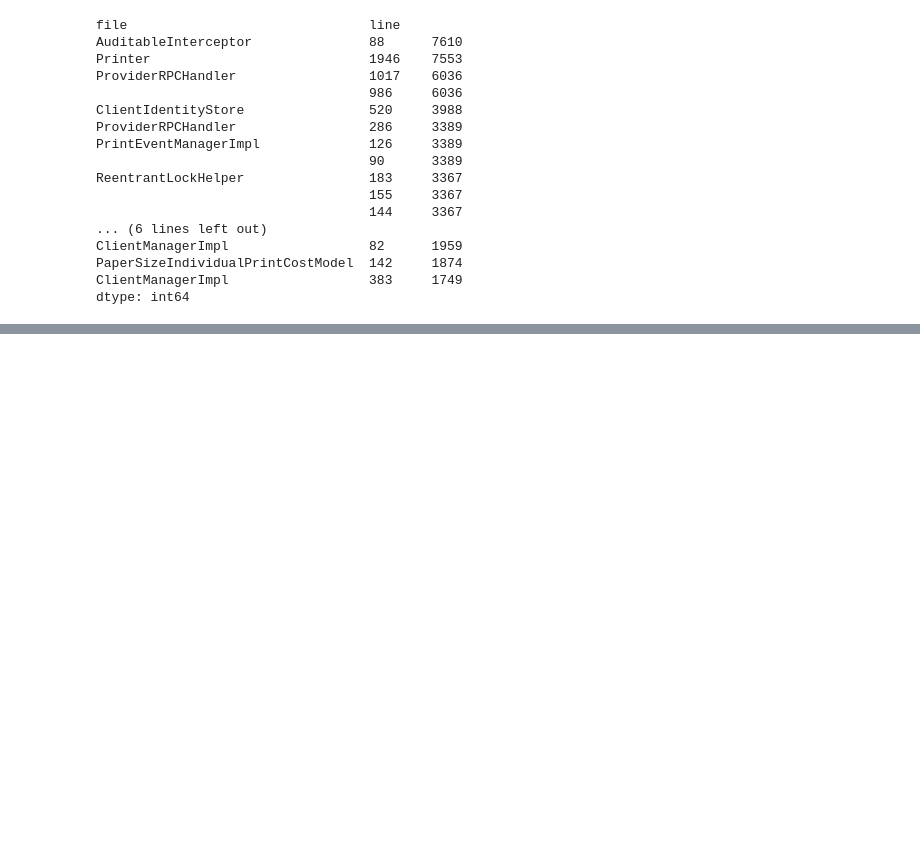
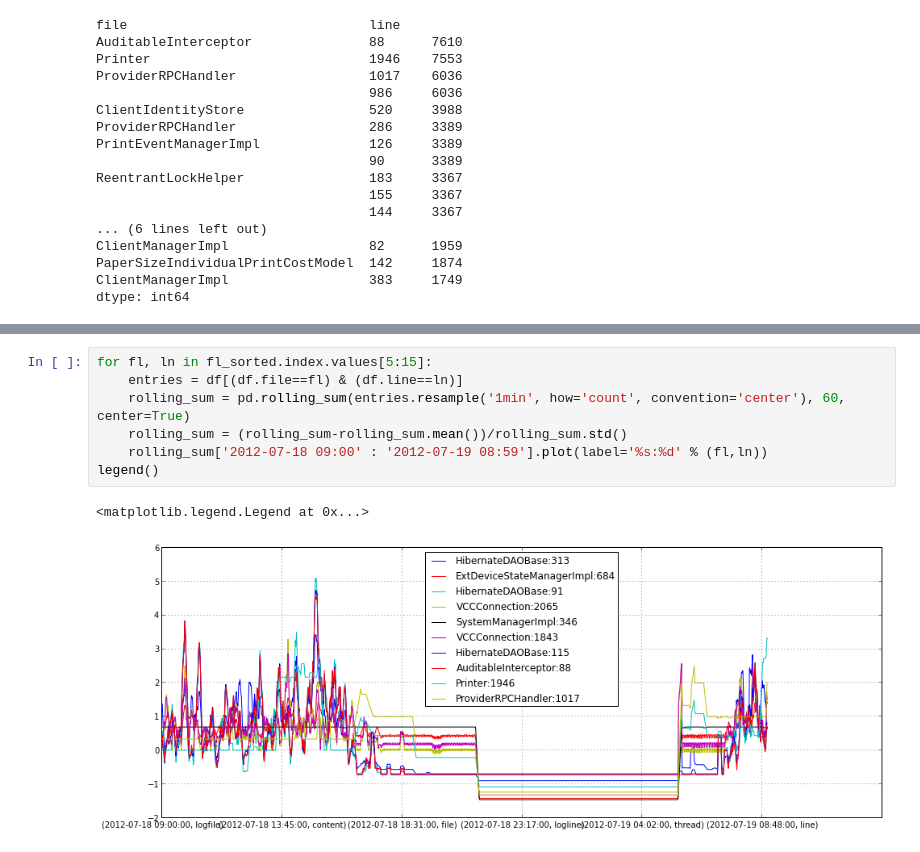
Before and after one commit to peterwilliams97/log_analysis, a Jupyter notebook: nb_pandas.ipynb, the cells around one changed output, grey strips where cells are left out. Saved outputs shown, nothing was run; the diff lists cells and outputs as text; blank space fills up the shorter version.

```diff
--- a/nb_pandas.ipynb
+++ b/nb_pandas.ipynb
@@ -423,0 +433,10 @@ plt.title('Next Spammiest Log Messages')
+# %%
+for fl, ln in fl_sorted.index.values[5:15]:
+    entries = df[(df.file==fl) & (df.line==ln)]
+    rolling_sum = pd.rolling_sum(entries.resample('1min', how='count', convention='center'), 60, center=True)
+    rolling_sum = (rolling_sum-rolling_sum.mean())/rolling_sum.std()
+    rolling_sum['2012-07-18 09:00' : '2012-07-19 08:59'].plot(label='%s:%d' % (fl,ln))
+legend()
+# %% [output]
+<matplotlib.legend.Legend at 0x...>
+[figure, added]
```
Also changed, not shown: parts of 37 cells of this notebook.
